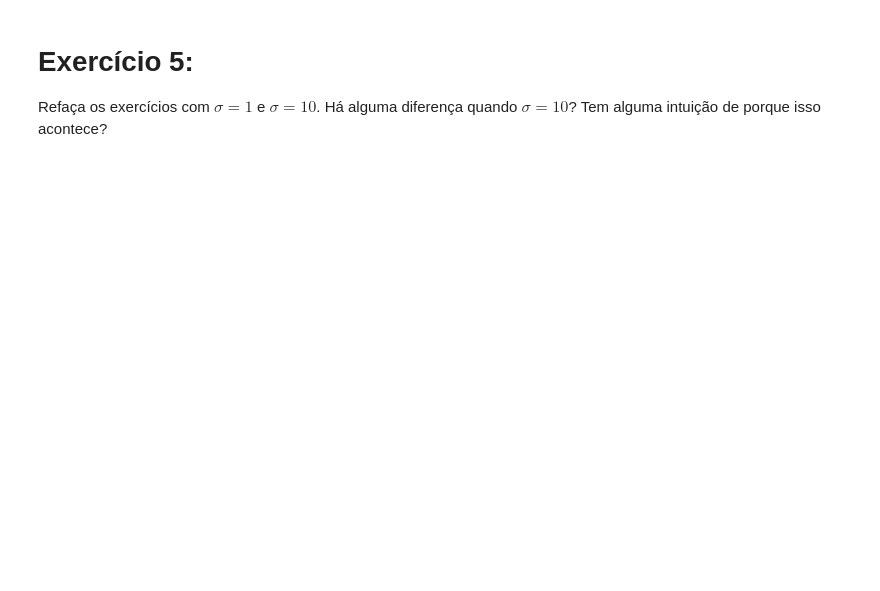
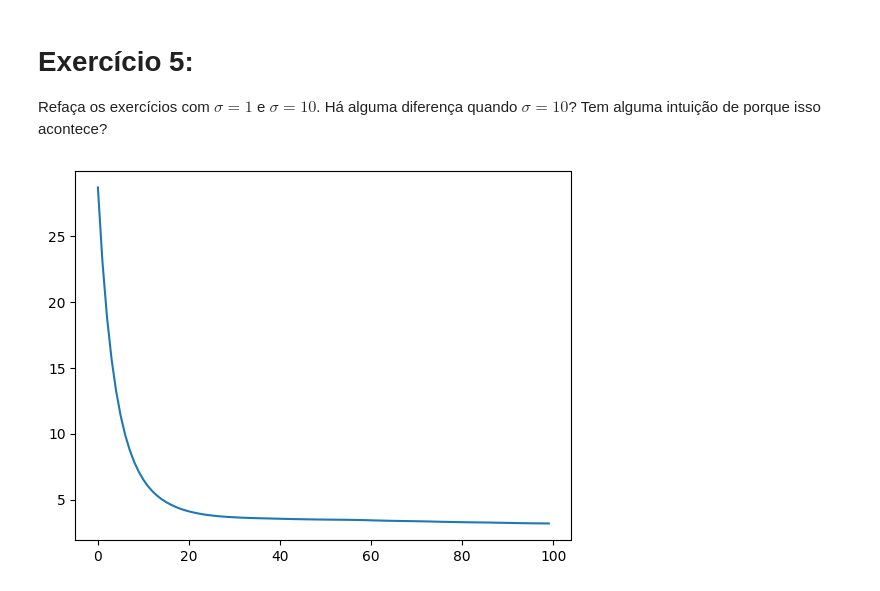
Before and after one commit to scrocha/otimizacao-OCD-2024, a Jupyter notebook: Atividade_01/Lasso_Sillas.ipynb, the cells around one changed output. Saved outputs shown, nothing was run; the diff lists cells and outputs as text; code cells hidden in the pictures; blank space fills up the shorter version.

Commit message:
Quase finalizei o exercício 5

```diff
--- a/Atividade_01/Lasso_Sillas.ipynb
+++ b/Atividade_01/Lasso_Sillas.ipynb
@@ -337,3 +339,18 @@ plt.show()
 # Exercício 5:
 
 Refaça os exercícios com $\sigma=1$ e $\sigma=10$. Há alguma diferença quando $\sigma=10$? Tem alguma intuição de porque isso acontece?
+# %%
+sd = 1
+# %%
+b0 = np.asmatrix(np.zeros(p)).T
+t_final = 100
+SlopeB = True
+A = 4
+L = A*np.max(la.eigvalsh(X.T @ X / X.shape[0]))
+lambd = sd*np.sqrt(np.log(p)/n)
+
+f1 = linear_reg(n,p,SlopeB,X,y,L,lambd,b0,t_final)
+plt.plot(f1[0])
+plt.show()
+# %% [output]
+[figure, added]
```
Also changed, not shown: parts of 12 cells of this notebook.
